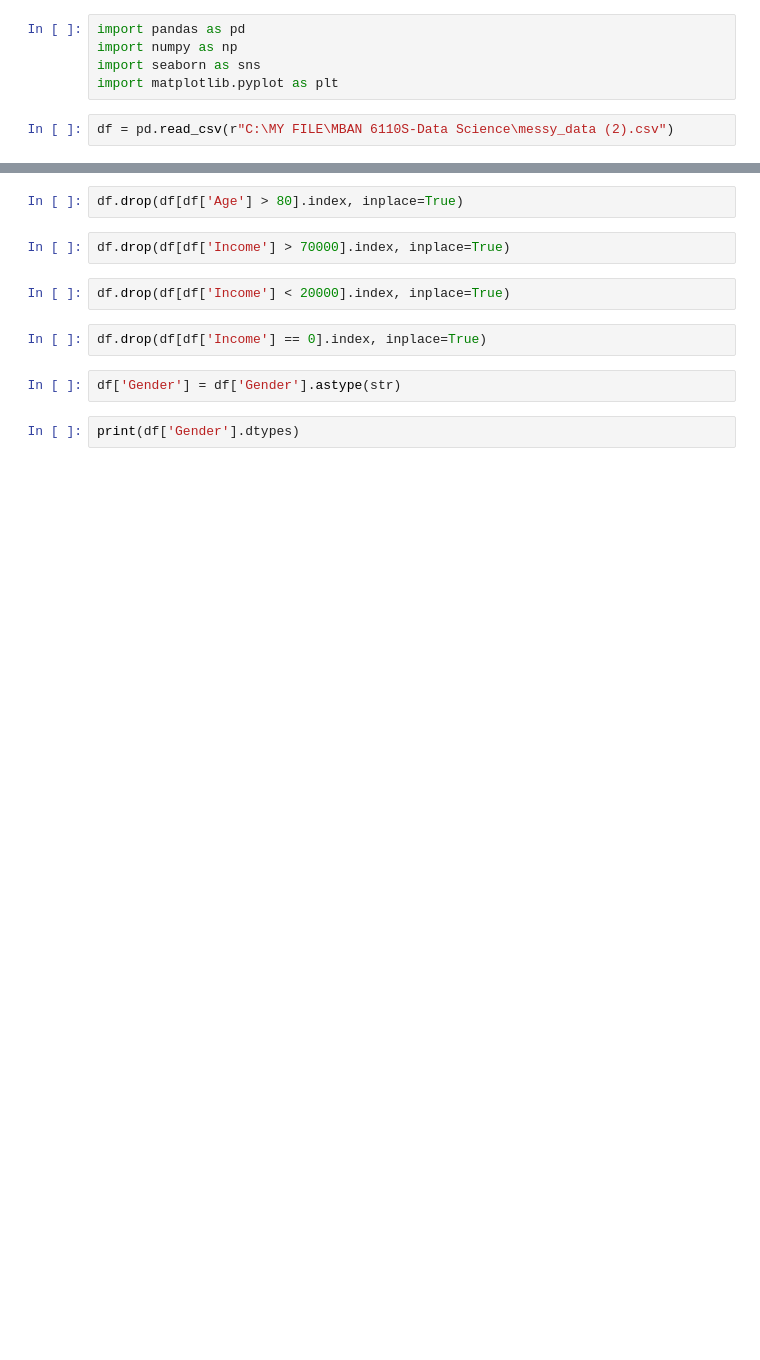
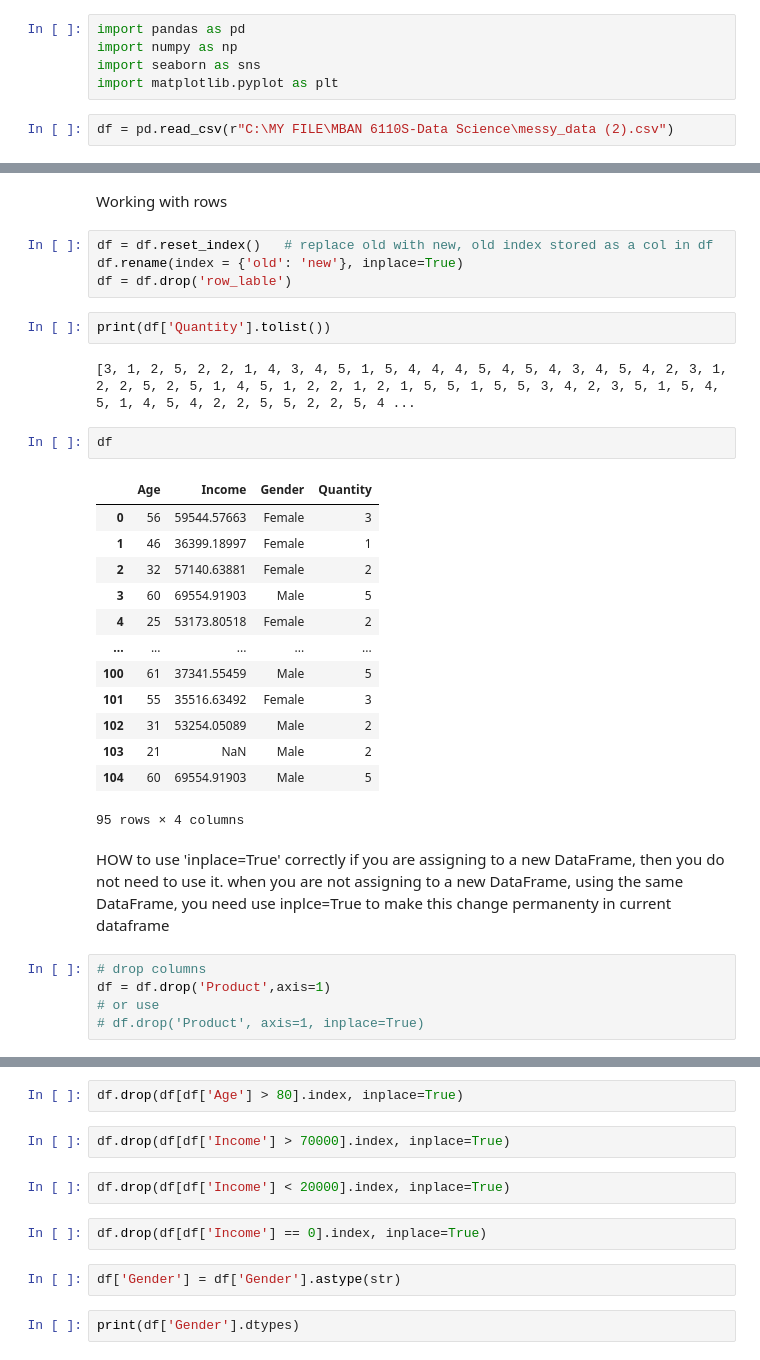
Before and after one commit to annwanginnt/data_scirence, a Jupyter notebook: practice_20230618.ipynb, the cells around one changed output, grey strips where cells are left out. Saved outputs shown, nothing was run; the diff lists cells and outputs as text; blank space fills up the shorter version.

```diff
--- a/practice_20230618.ipynb
+++ b/practice_20230618.ipynb
@@ -7,0 +60,35 @@ df = pd.read_csv(r"C:\MY FILE\MBAN 6110S-Data Science\messy_data (2).csv")
+# %% [markdown]
+Working with rows
+# %%
+df = df.reset_index()   # replace old with new, old index stored as a col in df
+df.rename(index = {'old': 'new'}, inplace=True)
+df = df.drop('row_lable')
+# %%
+print(df['Quantity'].tolist())
+# %% [output]
+[3, 1, 2, 5, 2, 2, 1, 4, 3, 4, 5, 1, 5, 4, 4, 4, 5, 4, 5, 4, 3, 4, 5, 4, 2, 3, 1, 2, 2, 5, 2, 5, 1, 4, 5, 1, 2, 2, 1, 2, 1, 5, 5, 1, 5, 5, 3, 4, 2, 3, 5, 1, 5, 4, 5, 1, 4, 5, 4, 2, 2, 5, 5, 2, 2, 5, 4 ...
+# %%
+df
+# %% [output]
+|  | Age | Income | Gender | Quantity |
+| 0 | 56 | 59544.57663 | Female | 3 |
+| 1 | 46 | 36399.18997 | Female | 1 |
+| 2 | 32 | 57140.63881 | Female | 2 |
+| 3 | 60 | 69554.91903 | Male | 5 |
+| 4 | 25 | 53173.80518 | Female | 2 |
+| ... | ... | ... | ... | ... |
+| 100 | 61 | 37341.55459 | Male | 5 |
+| 101 | 55 | 35516.63492 | Female | 3 |
+| 102 | 31 | 53254.05089 | Male | 2 |
+| 103 | 21 | NaN | Male | 2 |
+| 104 | 60 | 69554.91903 | Male | 5 |
+95 rows × 4 columns
+# %% [markdown]
+HOW to  use 'inplace=True' correctly
+if you are assigning to a new DataFrame, then you do not need to use it.
+when you are not assigning to a new DataFrame, using the same DataFrame, you need use inplce=True to make this change permanenty in current dataframe
+# %%
+# drop columns
+df = df.drop('Product',axis=1)
+# or use
+# df.drop('Product', axis=1, inplace=True)
```
Also changed, not shown: parts of 20 cells of this notebook, 4 other files.
